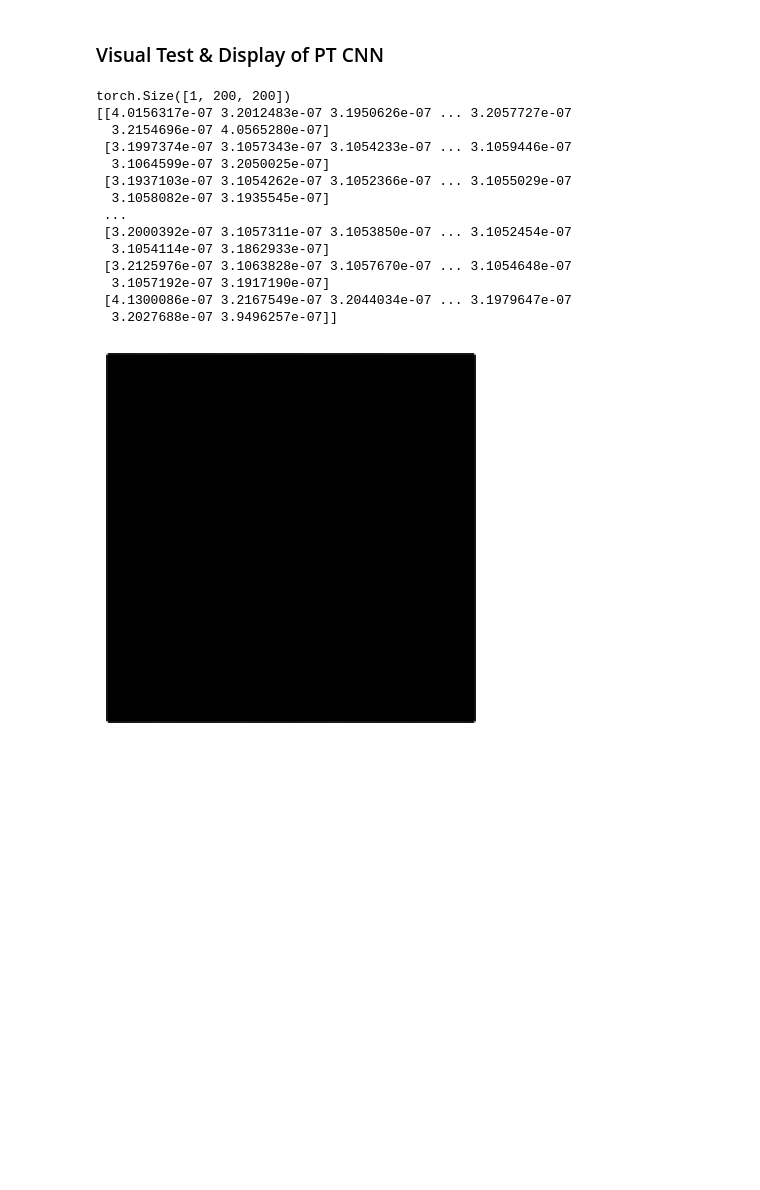
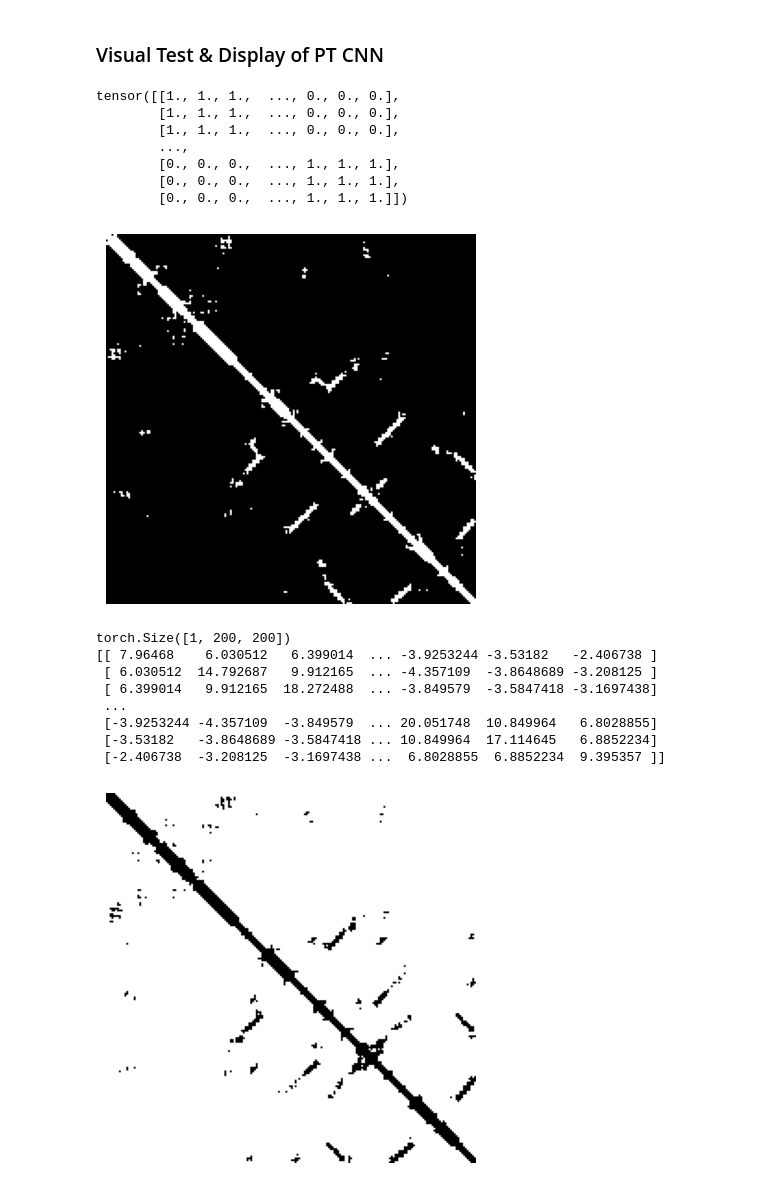
Before and after one commit to therakisback/ProteinFolding, a Jupyter notebook: ImplementationTesting.ipynb, the cells around one changed output. Drawn from its saved outputs; the diff is of its cells as text; code cells hidden in the pictures; blank space fills up the shorter version.

```diff
--- a/ImplementationTesting.ipynb
+++ b/ImplementationTesting.ipynb
@@ -253,11 +253,7 @@ class vhseDataset(Dataset):
                     protein = np.array(protein)
                     tensor = protein[:, None, :] - protein[None, :, :]
                     tensor = np.linalg.norm(tensor, axis=2)
-                    # I am going to try training without this threshold application to see if it is better.
-                    #tensor = applyThreshold(tensor, 8, length)
-                    # This keeps file sizes down, and shouldn't lose too much accuracy
-                    tensor = tensor.round(2)
-                    tensor = tensor.tolist()
+                    tensor = applyThreshold(tensor, 8, length)
                     pdb.write(f"{tensor}\n")
 
                     pdb.write(f"{length}\n")
@@ -304,7 +300,6 @@ class vhseDataset(Dataset):
         #map = np.pad(map, [(0, MAXLENGTH-length), (0, MAXLENGTH-length)])
         map = np.float32(map)
         map = torch.tensor(map).unsqueeze(0)
-        map = torch.nn.functional.normalize(map)
 
         linecache.checkcache()
 
@@ -667,6 +665,8 @@ class CNN(nn.Module):
         x = self.prime(x)
         x = self.hidden(x)
         x = self.final(x)
+        # Ensure it is mirrored
+        x = (x + x.transpose(-1, -2)) / 2
 
         return x
 # %%
@@ -753,9 +753,9 @@ def train_CNN(model, epochs, train_loader, test_loader, checkpoint_dir = "checkp
 ## Training CNN on VHSE Dataset
 # %%
 batch = 1
-epochs = 3
-train_loader = DataLoader(dataset = train_data, batch_size = batch, shuffle = True)
-test_loader = DataLoader(dataset = test_data, batch_size = batch, shuffle = True)
+epochs = 1
+train_loader = DataLoader(dataset = train_data, batch_size = batch, shuffle = True, num_workers=4)
+test_loader = DataLoader(dataset = test_data, batch_size = batch, shuffle = True, num_workers=4)
 vhse_model = CNN(32, 32)
 vhse_model = vhse_model.to(device)
 
@@ -847,28 +852,36 @@ EPOCH 1:
 # %%
 testiter = iter(test_loader)
 
 torch.cuda.empty_cache()
 
 tensor, label, length = test_data_pt[0]
+
+label = label.squeeze()
+print(label)
+printMap(label, length)
+
 tensor = tensor.to(device)
-out_vhse = model(tensor)
-print(out_vhse.shape)
-out_vhse = out_vhse.to("cpu")[0].detach().numpy()
-print(out_vhse)
-printMap(out_vhse, length)
+out_pt = pt_model(tensor)
+print(out_pt.shape)
+out_pt = out_pt.to("cpu")[0].detach().numpy()
+print(out_pt)
+out_pt = applyThreshold(out_pt, 0, length)
+printMap(out_pt, length)
 # %% [output]
-torch.Size([1, 200, 200])
-[[4.0156317e-07 3.2012483e-07 3.1950626e-07 ... 3.2057727e-07
-  3.2154696e-07 4.0565280e-07]
- [3.1997374e-07 3.1057343e-07 3.1054233e-07 ... 3.1059446e-07
-  3.1064599e-07 3.2050025e-07]
- [3.1937103e-07 3.1054262e-07 3.1052366e-07 ... 3.1055029e-07
-  3.1058082e-07 3.1935545e-07]
- ...
- [3.2000392e-07 3.1057311e-07 3.1053850e-07 ... 3.1052454e-07
-  3.1054114e-07 3.1862933e-07]
- [3.2125976e-07 3.1063828e-07 3.1057670e-07 ... 3.1054648e-07
-  3.1057192e-07 3.1917190e-07]
- [4.1300086e-07 3.2167549e-07 3.2044034e-07 ... 3.1979647e-07
-  3.2027688e-07 3.9496257e-07]]
+tensor([[1., 1., 1.,  ..., 0., 0., 0.],
+        [1., 1., 1.,  ..., 0., 0., 0.],
+        [1., 1., 1.,  ..., 0., 0., 0.],
+        ...,
+        [0., 0., 0.,  ..., 1., 1., 1.],
+        [0., 0., 0.,  ..., 1., 1., 1.],
+        [0., 0., 0.,  ..., 1., 1., 1.]])
-[figure, old version]
+[figure, new version]
+torch.Size([1, 200, 200])
+[[ 7.96468    6.030512   6.399014  ... -3.9253244 -3.53182   -2.406738 ]
+ [ 6.030512  14.792687   9.912165  ... -4.357109  -3.8648689 -3.208125 ]
+ [ 6.399014   9.912165  18.272488  ... -3.849579  -3.5847418 -3.1697438]
+ ...
+ [-3.9253244 -4.357109  -3.849579  ... 20.051748  10.849964   6.8028855]
+ [-3.53182   -3.8648689 -3.5847418 ... 10.849964  17.114645   6.8852234]
+ [-2.406738  -3.208125  -3.1697438 ...  6.8028855  6.8852234  9.395357 ]]
+[figure, added]
```
Also changed, not shown: parts of 8 cells of this notebook, 1 other file.
